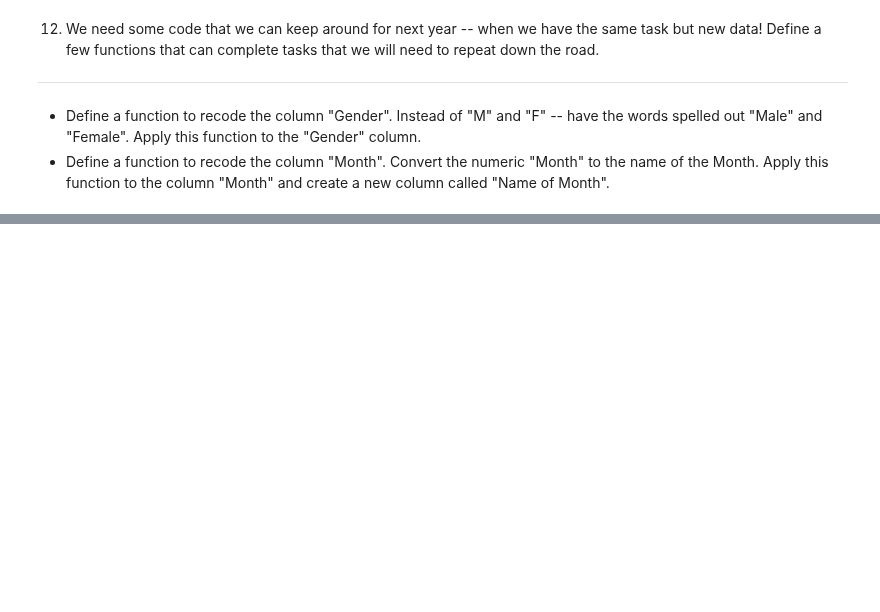
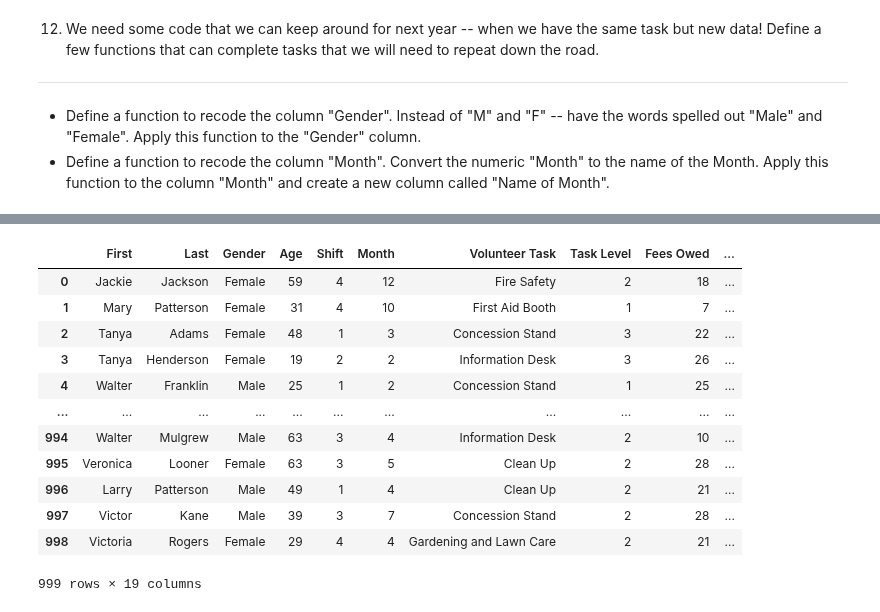
Before and after one commit to anitawahi/DataAnalyticsPractitioner22, a Jupyter notebook: Irvington Volunteer Project (1).ipynb, the cells around one changed output, grey strips where cells are left out. Saved outputs shown, nothing was run; the diff lists cells and outputs as text; code cells hidden in the pictures; blank space fills up the shorter version.

```diff
--- a/Irvington Volunteer Project (1).ipynb
+++ b/Irvington Volunteer Project (1).ipynb
@@ -516,0 +535,43 @@ volunteersdf
+# %%
+def month(monthNum):
+    if monthNum == 1:
+        return "January"
+    if monthNum == 2:
+        return "February"
+    if monthNum == 3:
+        return "March"
+    if monthNum == 4:
+        return "April"
+    if monthNum == 5:
+        return "May"
+    if monthNum == 6:
+        return "June"
+    if monthNum == 7:
+        return "July"
+    if monthNum == 8:
+        return "August"
+    if monthNum == 9:
+        return "September"
+    if monthNum == 10:
+        return "October"
+    if monthNum == 11:
+        return "November"
+    if monthNum == 12:
+        return "December"
+# %%
+volunteersdf["Name of Month"] = volunteersdf["Month"].apply(month)
+volunteersdf
+# %% [output]
+|  | First | Last | Gender | Age | Shift | Month | Volunteer Task | Task Level | Fees Owed | ... |
+| 0 | Jackie | Jackson | Female | 59 | 4 | 12 | Fire Safety | 2 | 18 | ... |
+| 1 | Mary | Patterson | Female | 31 | 4 | 10 | First Aid Booth | 1 | 7 | ... |
+| 2 | Tanya | Adams | Female | 48 | 1 | 3 | Concession Stand | 3 | 22 | ... |
+| 3 | Tanya | Henderson | Female | 19 | 2 | 2 | Information Desk | 3 | 26 | ... |
+| 4 | Walter | Franklin | Male | 25 | 1 | 2 | Concession Stand | 1 | 25 | ... |
+| ... | ... | ... | ... | ... | ... | ... | ... | ... | ... | ... |
+| 994 | Walter | Mulgrew | Male | 63 | 3 | 4 | Information Desk | 2 | 10 | ... |
+| 995 | Veronica | Looner | Female | 63 | 3 | 5 | Clean Up | 2 | 28 | ... |
+| 996 | Larry | Patterson | Male | 49 | 1 | 4 | Clean Up | 2 | 21 | ... |
+| 997 | Victor | Kane | Male | 39 | 3 | 7 | Concession Stand | 2 | 28 | ... |
+| 998 | Victoria | Rogers | Female | 29 | 4 | 4 | Gardening and Lawn Care | 2 | 21 | ... |
+999 rows × 19 columns
```
Also changed, not shown: parts of 9 cells of this notebook.
